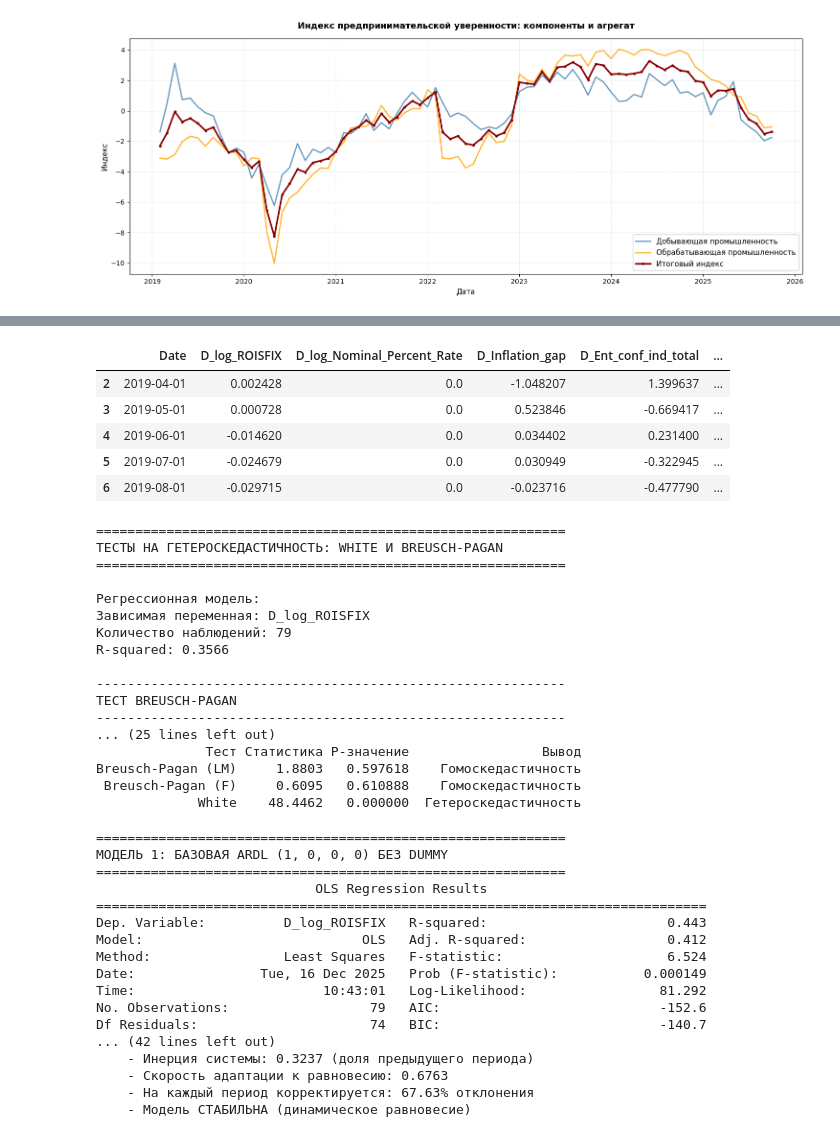
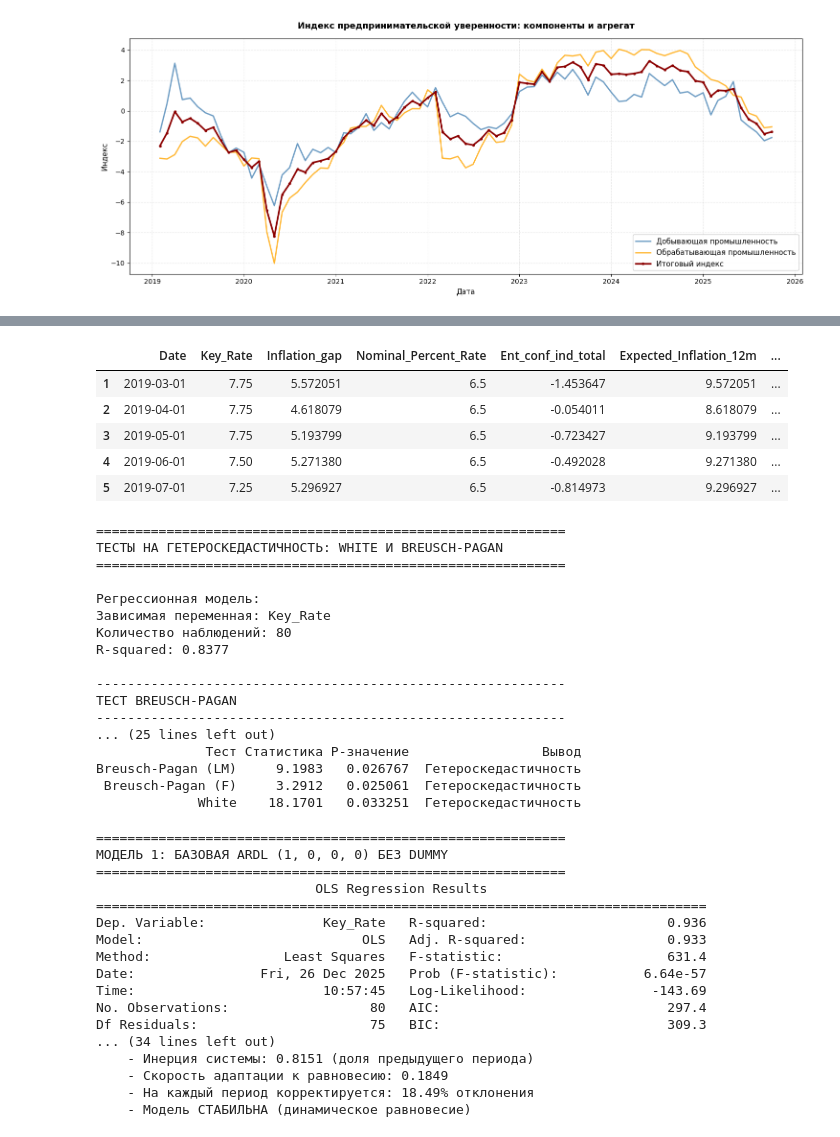
Before and after one commit to zerofermin/Monetary-policy-and-retail-landing-in-regions, a Jupyter notebook: Taylor.ipynb, the cells around one changed output, grey strips where cells are left out. Cells and saved outputs as stored; diff of their text form; code cells hidden in the pictures.

```diff
--- a/Taylor.ipynb
+++ b/Taylor.ipynb
@@ -675,4 +598,4 @@ ax1.tick_params(axis='both', labelsize=10)
 # %%
-df_taylor = df_RF[['Date','ROISFIX', 'Inflation_gap', 'Nominal_Percent_Rate', 'Ent_conf_ind_total', 'Expected_Inflation_12m']]
+df_taylor = df_RF[['Date','Key_Rate', 'Inflation_gap', 'Nominal_Percent_Rate', 'Ent_conf_ind_total', 'Expected_Inflation_12m']]
 df_taylor.head()
 # %% [output]
@@ -1098,2 +798,0 @@ print(stationarity_df_diff.to_string())
-# %%
-df_taylor = df_diff.copy()
@@ -1551,24 +799,24 @@ Neutral_Rate_t                           -1.0512742
 # %%
 ###############################
     #Подготовка финального датасета (добавляем дамми, лаги и прозведения)
 ###############################
 
 df_taylor['Covid_dum'] = df_RF['Covid_dum']
 df_taylor['Sank_dum'] = df_RF['Sank_dum']
-df_taylor['L1_D_Inflation_gap'] = df_taylor['D_Inflation_gap'].shift(1)
-df_taylor['L1_D_Ent_conf_ind_total'] = df_taylor['D_Ent_conf_ind_total'].shift(1)
-df_taylor['L1_D_log_Nominal_Percent_Rate'] = df_taylor['D_log_Nominal_Percent_Rate'].shift(1)
-df_taylor['L1_D_log_ROISFIX'] = df_taylor['D_log_ROISFIX'].shift(1)
+df_taylor['L1_Inflation_gap'] = df_taylor['Inflation_gap'].shift(1)
+df_taylor['L1_Ent_conf_ind_total'] = df_taylor['Ent_conf_ind_total'].shift(1)
+df_taylor['L1_Nominal_Percent_Rate'] = df_taylor['Nominal_Percent_Rate'].shift(1)
+df_taylor['L1_Key_Rate'] = df_taylor['Key_Rate'].shift(1)
 
 df_taylor = df_taylor.dropna()
 df_taylor.head()
 # %% [output]
-|  | Date | D_log_ROISFIX | D_log_Nominal_Percent_Rate | D_Inflation_gap | D_Ent_conf_ind_total | ... |
-| 2 | 2019-04-01 | 0.002428 | 0.0 | -1.048207 | 1.399637 | ... |
-| 3 | 2019-05-01 | 0.000728 | 0.0 | 0.523846 | -0.669417 | ... |
-| 4 | 2019-06-01 | -0.014620 | 0.0 | 0.034402 | 0.231400 | ... |
-| 5 | 2019-07-01 | -0.024679 | 0.0 | 0.030949 | -0.322945 | ... |
-| 6 | 2019-08-01 | -0.029715 | 0.0 | -0.023716 | -0.477790 | ... |
+|  | Date | Key_Rate | Inflation_gap | Nominal_Percent_Rate | Ent_conf_ind_total | Expected_Inflation_12m | ... |
+| 1 | 2019-03-01 | 7.75 | 5.572051 | 6.5 | -1.453647 | 9.572051 | ... |
+| 2 | 2019-04-01 | 7.75 | 4.618079 | 6.5 | -0.054011 | 8.618079 | ... |
+| 3 | 2019-05-01 | 7.75 | 5.193799 | 6.5 | -0.723427 | 9.193799 | ... |
+| 4 | 2019-06-01 | 7.50 | 5.271380 | 6.5 | -0.492028 | 9.271380 | ... |
+| 5 | 2019-07-01 | 7.25 | 5.296927 | 6.5 | -0.814973 | 9.296927 | ... |
 # %%
 ###############################
 # Тест White и Breusch-Pagan на гетероскедастичность
@@ -1578,8 +826,8 @@ print("ТЕСТЫ НА ГЕТЕРОСКЕДАСТИЧНОСТЬ: WHITE И BREUSC
 print("="*60)
 
 # Подготавливаем данные для регрессии
-X = sm.add_constant(df_taylor[['D_Inflation_gap', 'D_log_Nominal_Percent_Rate', 'D_Ent_conf_ind_total']])
-y = df_taylor['D_log_ROISFIX']
+X = sm.add_constant(df_taylor[['Inflation_gap', 'Nominal_Percent_Rate', 'Ent_conf_ind_total']])
+y = df_taylor['Key_Rate']
 
 # Строим базовую модель OLS
 model_ols = sm.OLS(y, X).fit()
@@ -1588,7 +836,7 @@ model_ols = sm.OLS(y, X).fit()
 residuals = model_ols.resid
 
 print("\nРегрессионная модель:")
-print(f"Зависимая переменная: D_log_ROISFIX")
+print(f"Зависимая переменная: Key_Rate")
 print(f"Количество наблюдений: {len(y)}")
 print(f"R-squared: {model_ols.rsquared:.4f}")
 
@@ -1652,18 +900,18 @@ print(summary_heteroscedasticity.to_string(index=False))
 ============================================================
 
 Регрессионная модель:
-Зависимая переменная: D_log_ROISFIX
-Количество наблюдений: 79
-R-squared: 0.3566
+Зависимая переменная: Key_Rate
+Количество наблюдений: 80
+R-squared: 0.8377
 
 ------------------------------------------------------------
 ТЕСТ BREUSCH-PAGAN
 ------------------------------------------------------------
 ... (25 lines left out)
               Тест Статистика P-значение                 Вывод
-Breusch-Pagan (LM)     1.8803   0.597618    Гомоскедастичность
- Breusch-Pagan (F)     0.6095   0.610888    Гомоскедастичность
-             White    48.4462   0.000000  Гетероскедастичность
+Breusch-Pagan (LM)     9.1983   0.026767  Гетероскедастичность
+ Breusch-Pagan (F)     3.2912   0.025061  Гетероскедастичность
+             White    18.1701   0.033251  Гетероскедастичность
 # %%
 ###############################
 # ИНТЕРПРЕТАЦИЯ КЛЮЧЕВЫХ КОЭФФИЦИЕНТОВ
@@ -1790,33 +925,33 @@ print("\n" + "="*60)
 print("МОДЕЛЬ 1: БАЗОВАЯ ARDL (1, 0, 0, 0) БЕЗ DUMMY")
 print("="*60)
 
-formula1 = """D_log_ROISFIX ~
-            L1_D_log_ROISFIX +
-            D_Inflation_gap +
-            D_log_Nominal_Percent_Rate +
-            D_Ent_conf_ind_total
+formula1 = """Key_Rate ~
+            L1_Key_Rate +
+            Inflation_gap +
+            Nominal_Percent_Rate +
+            Ent_conf_ind_total
             """
 
 model1 = ols(formula1, data=df_taylor).fit(cov_type='HAC', cov_kwds={'maxlags': 4})
 print(model1.summary())
-coeffs = extract_ardl_coefficients(model1, y_name='D_log_ROISFIX', print_results=True)
+coeffs = extract_ardl_coefficients(model1, y_name='Key_Rate', print_results=True)
 # %% [output]
 ============================================================
 МОДЕЛЬ 1: БАЗОВАЯ ARDL (1, 0, 0, 0) БЕЗ DUMMY
 ============================================================
                             OLS Regression Results
 ==============================================================================
-Dep. Variable:          D_log_ROISFIX   R-squared:                       0.443
-Model:                            OLS   Adj. R-squared:                  0.412
-Method:                 Least Squares   F-statistic:                     6.524
-Date:                Tue, 16 Dec 2025   Prob (F-statistic):           0.000149
-Time:                        10:43:01   Log-Likelihood:                 81.292
-No. Observations:                  79   AIC:                            -152.6
-Df Residuals:                      74   BIC:                            -140.7
-... (42 lines left out)
-    - Инерция системы: 0.3237 (доля предыдущего периода)
-    - Скорость адаптации к равновесию: 0.6763
-    - На каждый период корректируется: 67.63% отклонения
+Dep. Variable:               Key_Rate   R-squared:                       0.936
+Model:                            OLS   Adj. R-squared:                  0.933
+Method:                 Least Squares   F-statistic:                     631.4
+Date:                Fri, 26 Dec 2025   Prob (F-statistic):           6.64e-57
+Time:                        10:57:45   Log-Likelihood:                -143.69
+No. Observations:                  80   AIC:                             297.4
+Df Residuals:                      75   BIC:                             309.3
+... (34 lines left out)
+    - Инерция системы: 0.8151 (доля предыдущего периода)
+    - Скорость адаптации к равновесию: 0.1849
+    - На каждый период корректируется: 18.49% отклонения
     - Модель СТАБИЛЬНА (динамическое равновесие)
 # %%
 ###############################
```
Also changed, not shown: parts of 53 cells of this notebook, 9 other files.
